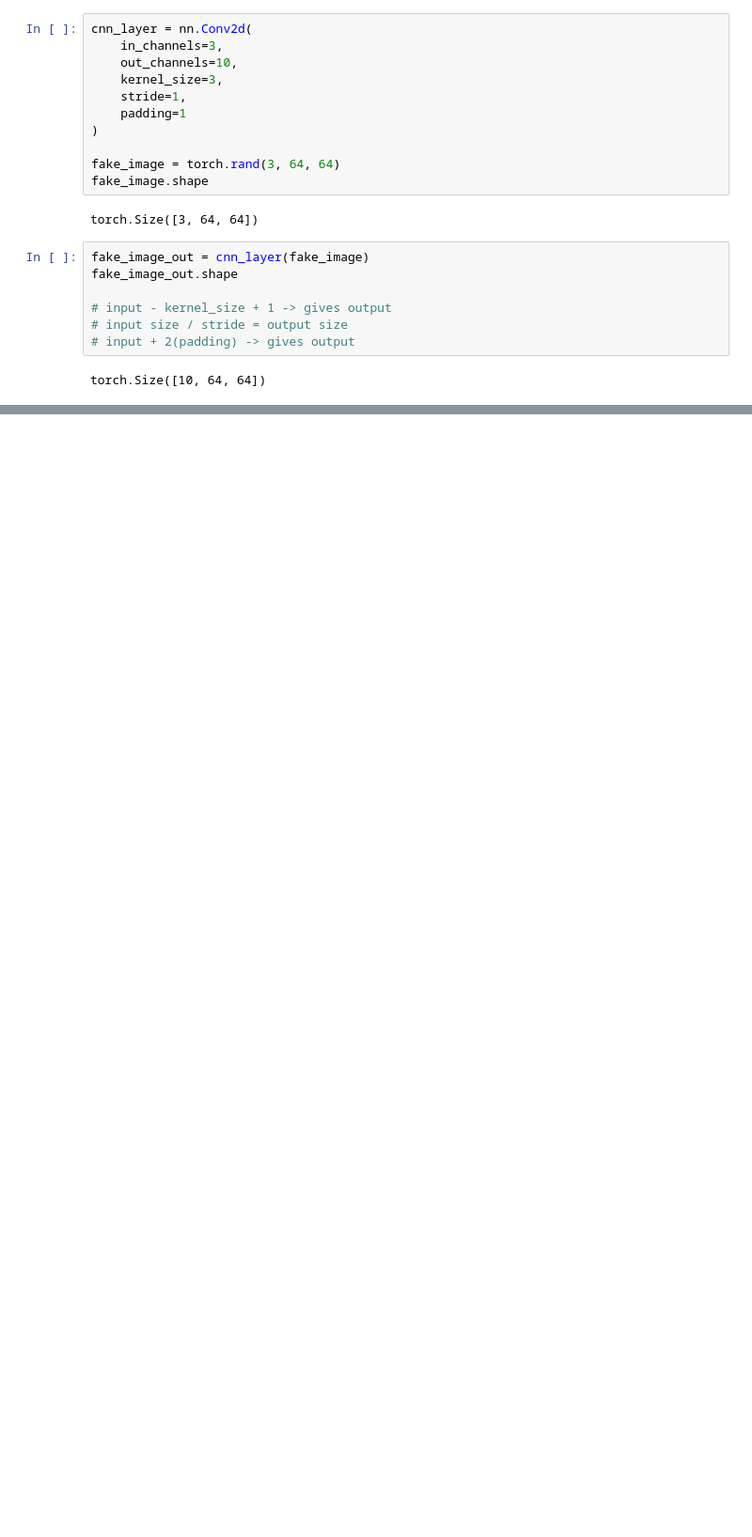
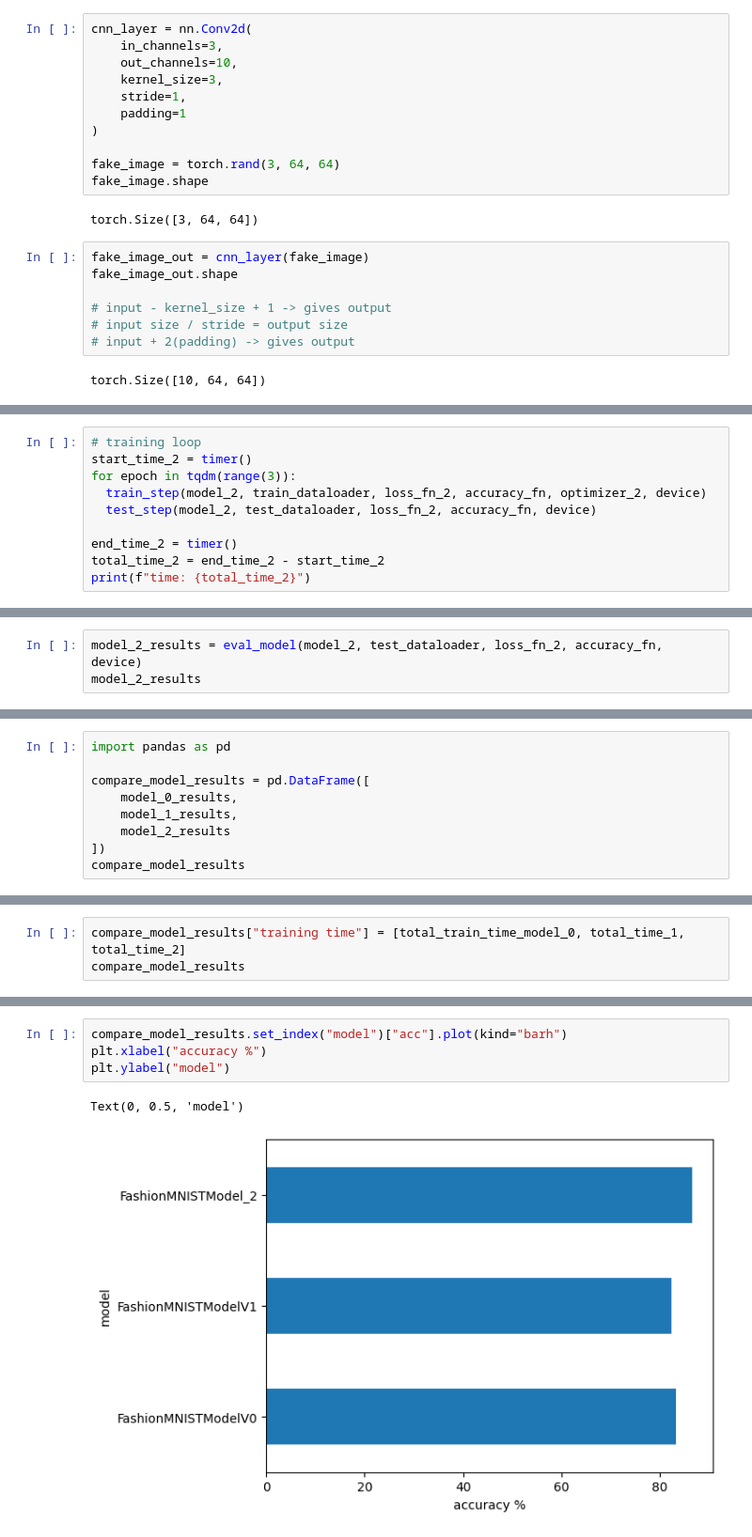
Before and after one commit to eric-sun92/pytorch_computer_vision_intro, a Jupyter notebook: 03_pytorch_computer_vision.ipynb, the cells around one changed output, grey strips where cells are left out. Shown at 94% size. Drawn from its saved outputs; the diff is of its cells as text; blank space fills up the shorter version.

```diff
--- a/03_pytorch_computer_vision.ipynb
+++ b/03_pytorch_computer_vision.ipynb
@@ -571,0 +596,10 @@ torch.Size([10, 64, 64])
+# %%
+# training loop
+start_time_2 = timer()
+for epoch in tqdm(range(3)):
+  train_step(model_2, train_dataloader, loss_fn_2, accuracy_fn, optimizer_2, device)
+  test_step(model_2, test_dataloader, loss_fn_2, accuracy_fn, device)
+
+end_time_2 = timer()
+total_time_2 = end_time_2 - start_time_2
+print(f"time: {total_time_2}")
@@ -571,0 +624,3 @@ torch.Size([10, 64, 64])
+# %%
+model_2_results = eval_model(model_2, test_dataloader, loss_fn_2, accuracy_fn, device)
+model_2_results
@@ -571,0 +631,9 @@ torch.Size([10, 64, 64])
+# %%
+import pandas as pd
+
+compare_model_results = pd.DataFrame([
+    model_0_results,
+    model_1_results,
+    model_2_results
+])
+compare_model_results
@@ -571,0 +645,3 @@ torch.Size([10, 64, 64])
+# %%
+compare_model_results["training time"] = [total_train_time_model_0, total_time_1, total_time_2]
+compare_model_results
@@ -571,0 +653,7 @@ torch.Size([10, 64, 64])
+# %%
+compare_model_results.set_index("model")["acc"].plot(kind="barh")
+plt.xlabel("accuracy %")
+plt.ylabel("model")
+# %% [output]
+Text(0, 0.5, 'model')
+[figure, added]
```
Also changed, not shown: parts of 32 cells of this notebook.
